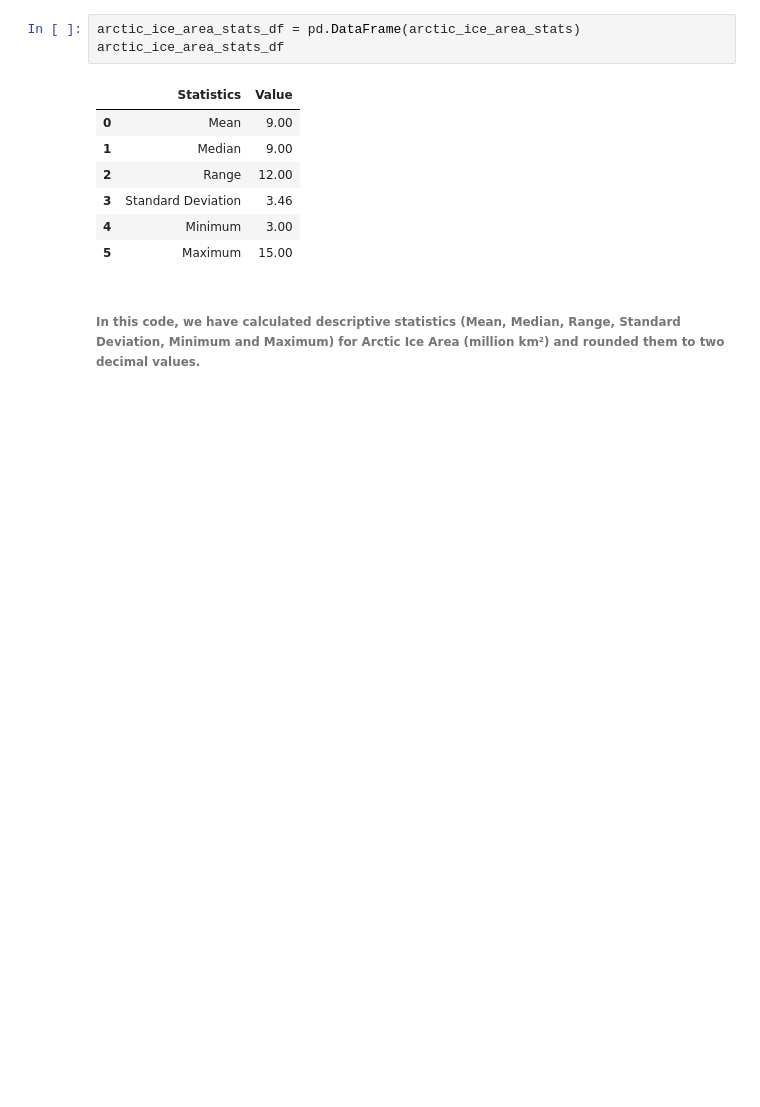
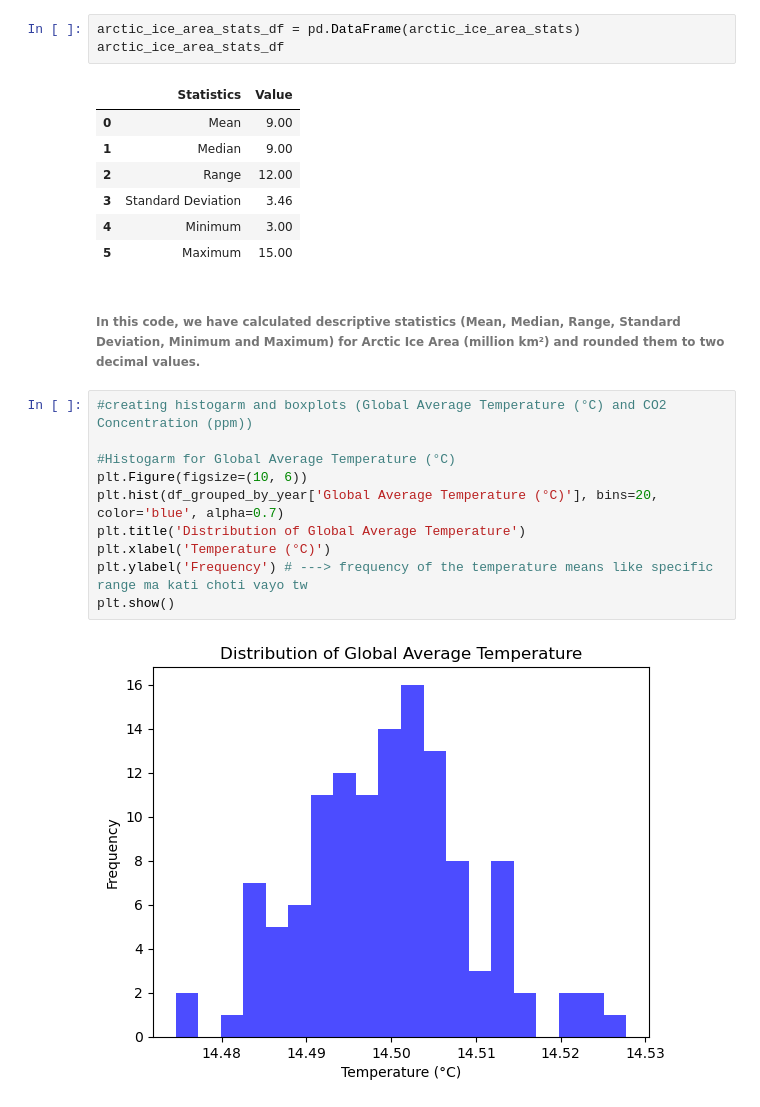
Before and after one commit to Omdena-NIC-Nepal/complete-eda-tensor, a Jupyter notebook: climate_eda.ipynb, the cells around one changed output. Saved outputs shown, nothing was run; the diff lists cells and outputs as text; blank space fills up the shorter version.

Commit message:
Create appropriate visualizations (histograms and box plots) for Global Temperature and CO2 Concentration

```diff
--- a/climate_eda.ipynb
+++ b/climate_eda.ipynb
@@ -242,3 +244,15 @@ arctic_ice_area_stats_df
 | 5 | Maximum | 15.00 |
 # %% [markdown]
 ###### In this code, we have calculated descriptive statistics (Mean, Median, Range, Standard Deviation, Minimum and Maximum) for Arctic Ice Area (million km²) and rounded them to two decimal values.
+# %%
+#creating histogarm and boxplots (Global Average Temperature (°C) and CO2 Concentration (ppm))
+
+#Histogarm for Global Average Temperature (°C)
+plt.Figure(figsize=(10, 6))
+plt.hist(df_grouped_by_year['Global Average Temperature (°C)'], bins=20, color='blue', alpha=0.7)
+plt.title('Distribution of Global Average Temperature')
+plt.xlabel('Temperature (°C)')
+plt.ylabel('Frequency') # ---> frequency of the temperature means like specific range ma kati choti vayo tw
+plt.show()
+# %% [output]
+[figure, added]
```
Also changed, not shown: parts of 5 cells of this notebook.
